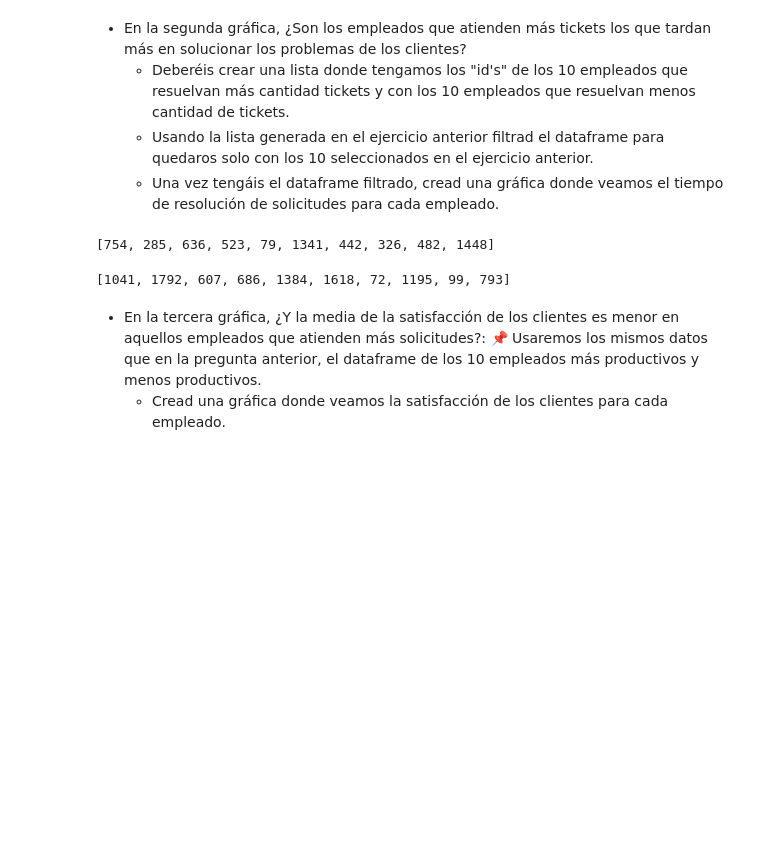
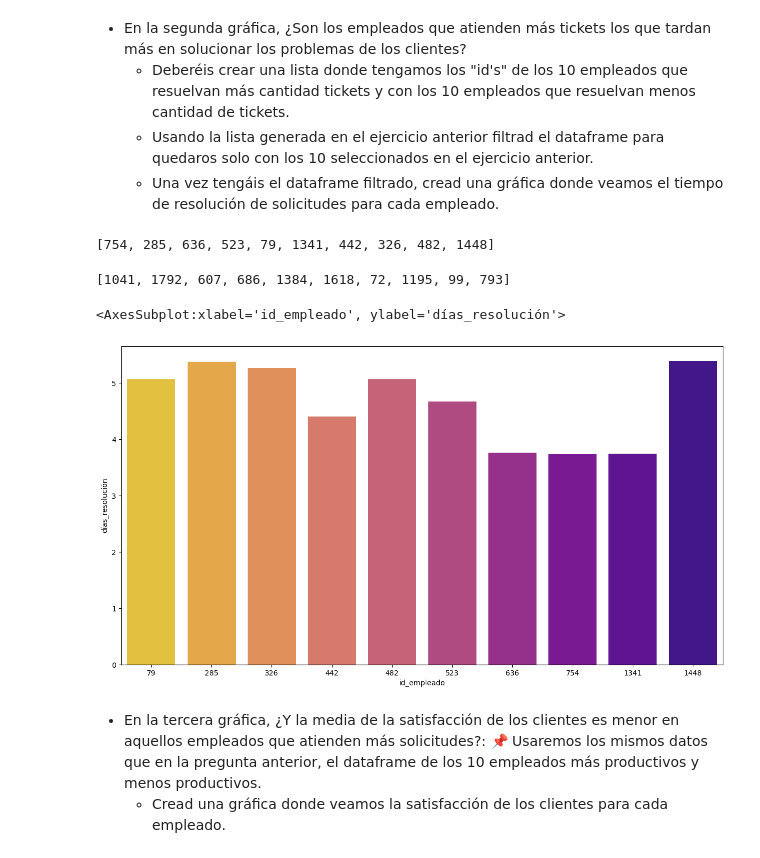
Before and after one commit to Adalab/promo-d-da-modulo2-sprint2-jacqueline-laura-lidya, a Jupyter notebook: eda/eda-leccion3-graficas-pair.ipynb, the cells around one changed output. Cells and saved outputs as stored; diff of their text form; code cells hidden in the pictures; blank space fills up the shorter version.

Commit message:
maldita visualizacion

```diff
--- a/eda/eda-leccion3-graficas-pair.ipynb
+++ b/eda/eda-leccion3-graficas-pair.ipynb
@@ -134,0 +138,5 @@ lista_10_ultimos
+# %%
+sns.barplot(x = 'id_empleado', y = "días_resolución", data = df_media_primeros, palette = "plasma_r")
+# %% [output]
+<AxesSubplot:xlabel='id_empleado', ylabel='días_resolución'>
+[figure, added]
```
Also changed, not shown: parts of 3 cells of this notebook.
